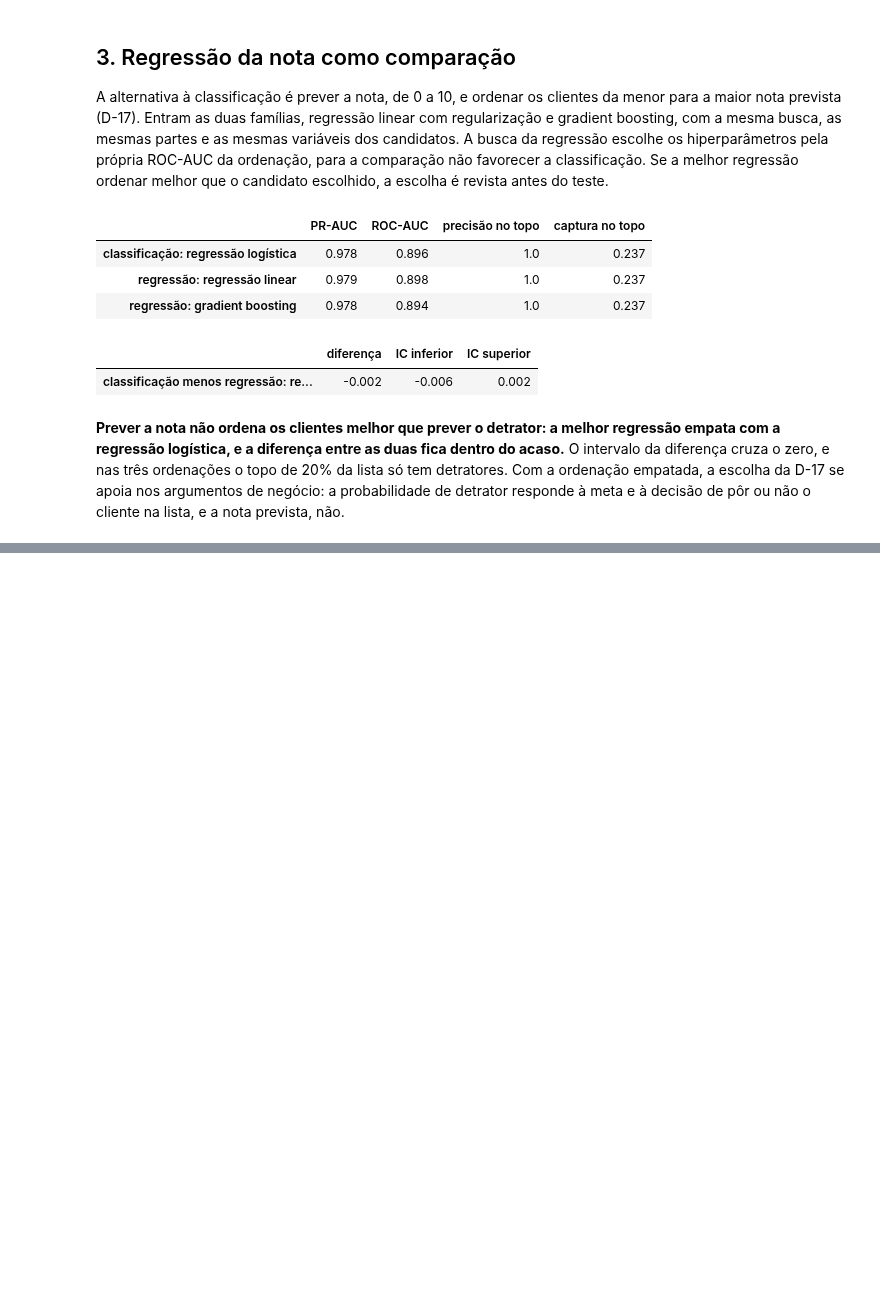
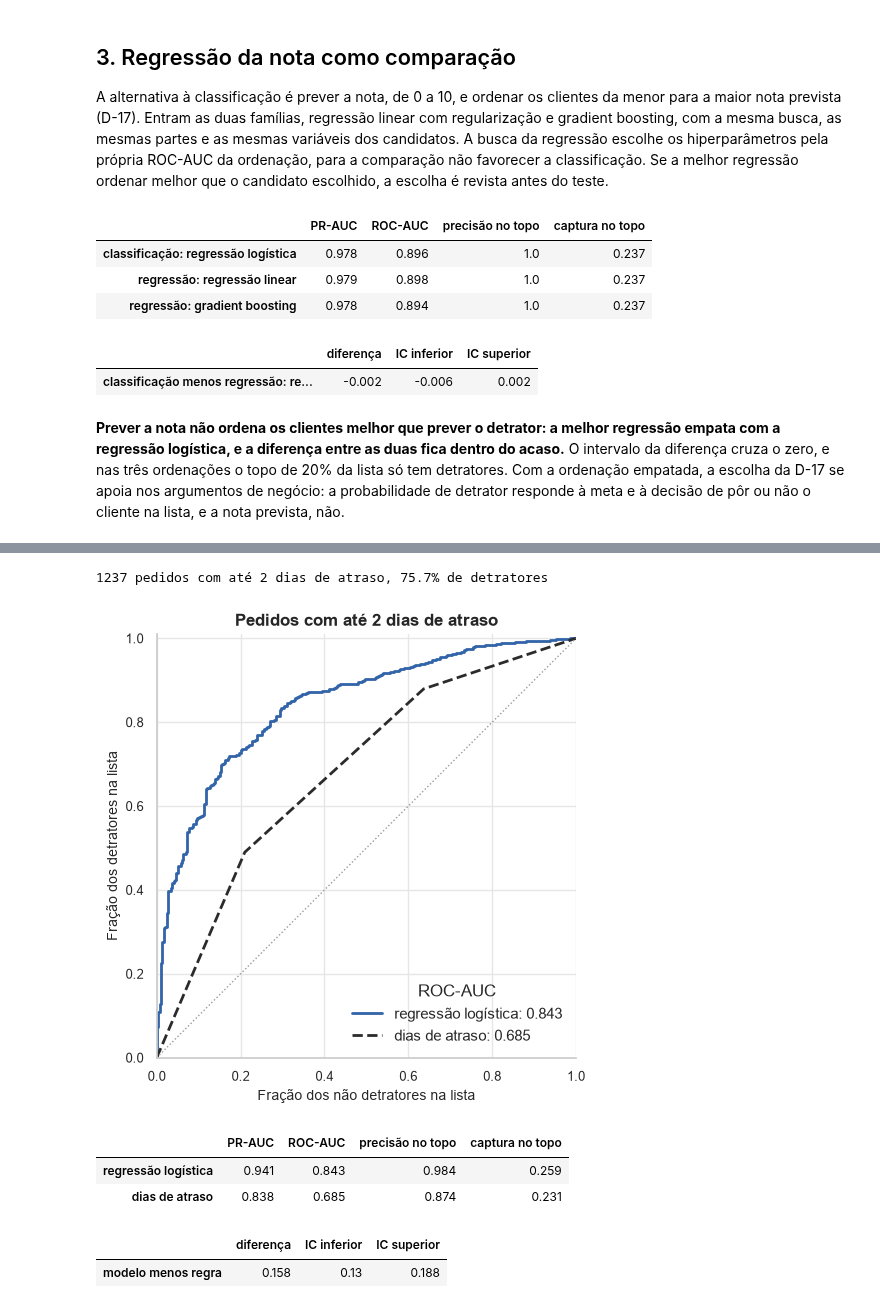
Before and after one commit to jpvbrandaos/tech-challenge-nps-preditivo, a Jupyter notebook: notebooks/03_modelagem.ipynb, the cells around one changed output, grey strips where cells are left out. Drawn from its saved outputs; the diff is of its cells as text; code cells hidden in the pictures; blank space fills up the shorter version.

Commit message:
feat: adiciona o segmento de até 2 dias, a robustez e a importância das variáveis
Refs #11

```diff
--- a/notebooks/03_modelagem.ipynb
+++ b/notebooks/03_modelagem.ipynb
@@ -165,0 +170,31 @@ pd.DataFrame({f"classificação menos {best_regression}": difference}).T.round(3
+# %%
+short = (delay_rule < LONG_DELAY_DAYS).to_numpy()
+segment = {chosen: cv_risk[chosen][short], "dias de atraso": delay_rule[short]}
+print(f"{short.sum()} pedidos com até 2 dias de atraso, {y_train[short].mean():.1%} de detratores")
+
+fig, ax = plt.subplots(figsize=(5.5, 5.5))
+plot_roc_curves(
+    y_train[short],
+    segment,
+    reference="dias de atraso",
+    ax=ax,
+    title="Pedidos com até 2 dias de atraso",
+)
+save_figure(fig, "modelo_04_ate_2_dias_de_atraso")
+plt.show()
+
+display(
+    pd.DataFrame(
+        {name: ranking_metrics(y_train[short], score) for name, score in segment.items()}
+    ).T.round(3)
+)
+segment_difference = auc_difference(y_train[short], cv_risk[chosen][short], delay_rule[short])
+pd.DataFrame({"modelo menos regra": segment_difference}).T.round(3)
+# %% [output]
+1237 pedidos com até 2 dias de atraso, 75.7% de detratores
+[figure, added]
+|  | PR-AUC | ROC-AUC | precisão no topo | captura no topo |
+| regressão logística | 0.941 | 0.843 | 0.984 | 0.259 |
+| dias de atraso | 0.838 | 0.685 | 0.874 | 0.231 |
+|  | diferença | IC inferior | IC superior |
+| modelo menos regra | 0.158 | 0.13 | 0.188 |
```
Also changed, not shown: parts of 8 cells of this notebook, 2 other files.
